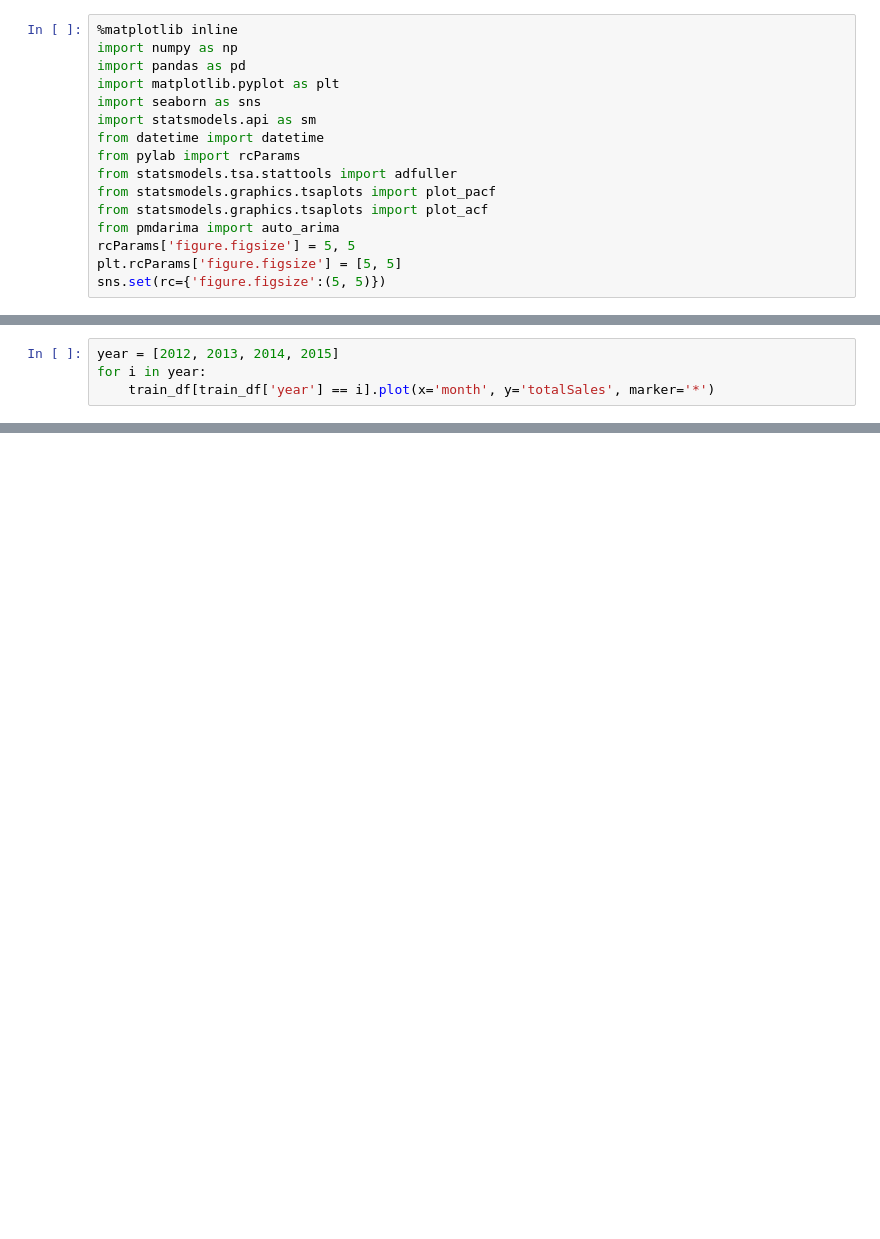
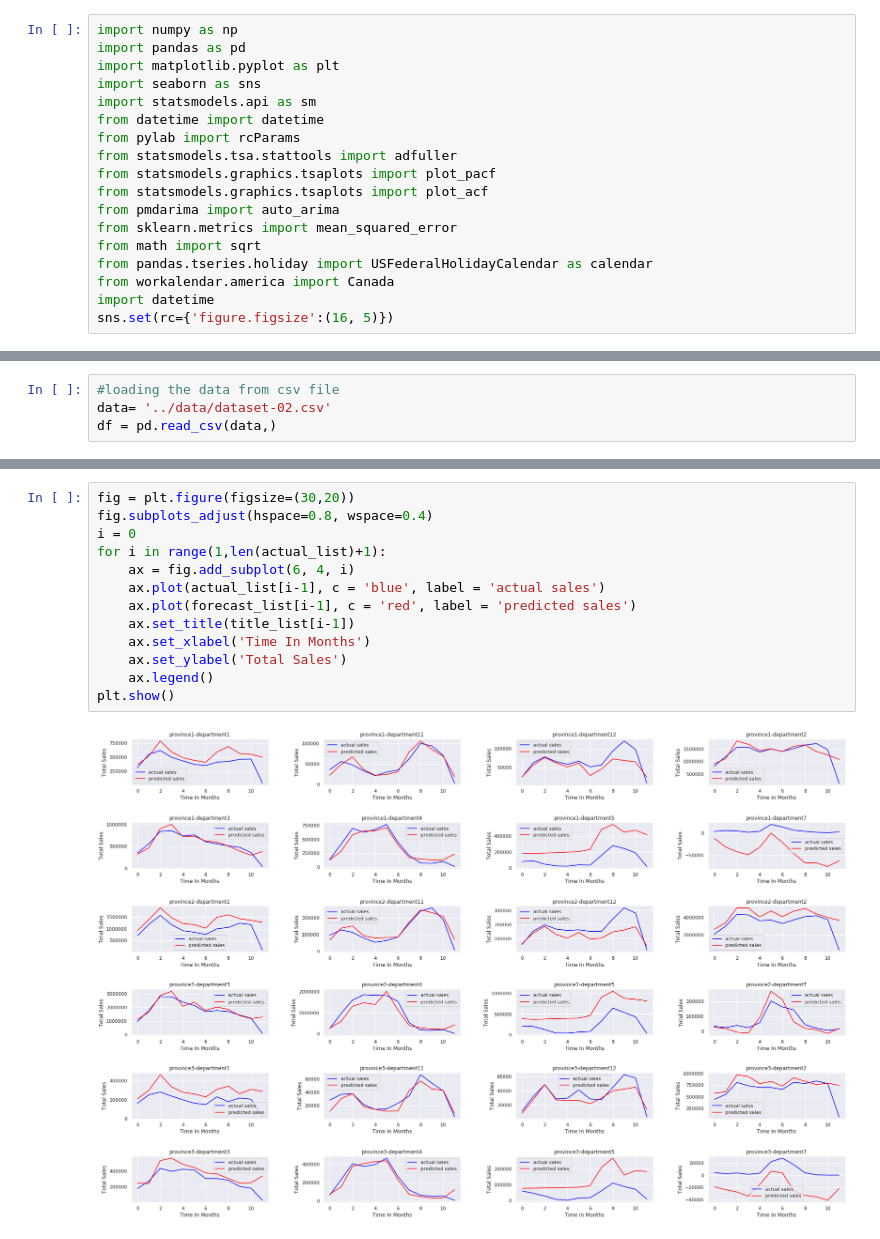
Before and after one commit to Abhishek-pv/Hierachial-Time-Series-Forecasting, a Jupyter notebook: notebook/arima.ipynb, the cells around one changed output, grey strips where cells are left out. Cells and saved outputs as stored; diff of their text form; blank space fills up the shorter version.

Commit message:
Auto-arima model for monthly-province-department dimension.

```diff
--- a/notebook/arima.ipynb
+++ b/notebook/arima.ipynb
@@ -1,5 +3,4 @@
 # %%
-%matplotlib inline
 import numpy as np
 import pandas as pd
 import matplotlib.pyplot as plt
@@ -11,6 +12,9 @@ from statsmodels.tsa.stattools import adfuller
 from statsmodels.graphics.tsaplots import plot_pacf
 from statsmodels.graphics.tsaplots import plot_acf
 from pmdarima import auto_arima
-rcParams['figure.figsize'] = 5, 5
-plt.rcParams['figure.figsize'] = [5, 5]
-sns.set(rc={'figure.figsize':(5, 5)})
+from sklearn.metrics import mean_squared_error
+from math import sqrt
+from pandas.tseries.holiday import USFederalHolidayCalendar as calendar
+from workalendar.america import Canada
+import datetime
+sns.set(rc={'figure.figsize':(16, 5)})
@@ -184,4 +20,0 @@ print(my_list)
-# %%
-year = [2012, 2013, 2014, 2015]
-for i in year:
-    train_df[train_df['year'] == i].plot(x='month', y='totalSales', marker='*')
@@ -216,0 +21,4 @@ dtype: float64
+# %%
+#loading the data from csv file
+data= '../data/dataset-02.csv'
+df = pd.read_csv(data,)
@@ -216,0 +266,15 @@ dtype: float64
+# %%
+fig = plt.figure(figsize=(30,20))
+fig.subplots_adjust(hspace=0.8, wspace=0.4)
+i = 0
+for i in range(1,len(actual_list)+1):
+    ax = fig.add_subplot(6, 4, i)
+    ax.plot(actual_list[i-1], c = 'blue', label = 'actual sales')
+    ax.plot(forecast_list[i-1], c = 'red', label = 'predicted sales')
+    ax.set_title(title_list[i-1])
+    ax.set_xlabel('Time In Months')
+    ax.set_ylabel('Total Sales')
+    ax.legend()
+plt.show()
+# %% [output]
+[figure, added]
```
Also changed, not shown: parts of 19 cells of this notebook.
